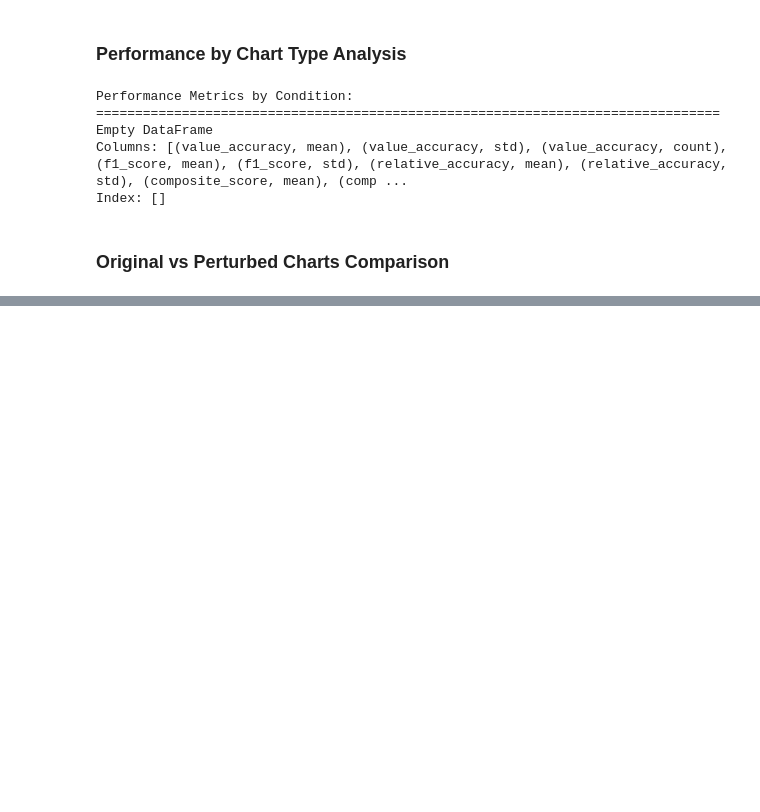
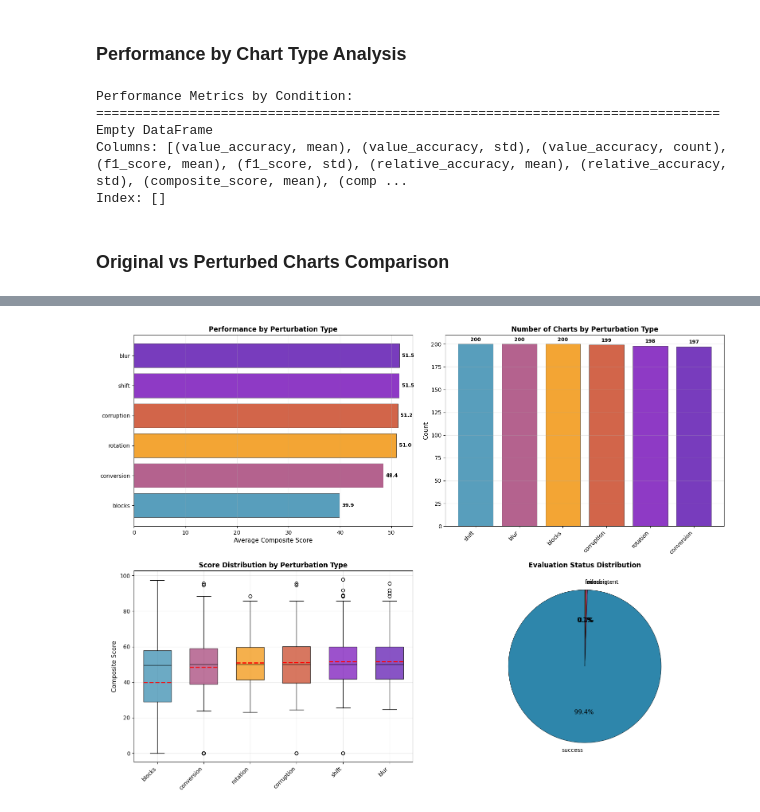
Before and after one commit to vishaalinimanikandan/gpt4o-chart-robustness-framework, a Jupyter notebook: Data_analysis.ipynb, the cells around one changed output, grey strips where cells are left out. Cells and saved outputs as stored; diff of their text form; code cells hidden in the pictures; blank space fills up the shorter version.

```diff
--- a/Data_analysis.ipynb
+++ b/Data_analysis.ipynb
@@ -483,0 +282,94 @@ Total lines: 1401
+# %%
+# Perturbation Type Analysis
+print("PERTURBATION TYPE ANALYSIS")
+print("=" * 50)
+
+# Get perturbed data only
+perturbed_df = success_df[success_df['is_orig_bool'] == False].copy()
+print(f"Total perturbed charts: {len(perturbed_df)}")
+
+# Check perturbation types
+print(f"\nPerturbation types: {list(perturbed_df['perturbation_type'].unique())}")
+print(f"Perturbation type counts:")
+print(dict(perturbed_df['perturbation_type'].value_counts()))
+
+# Create comprehensive perturbation analysis
+fig, axes = plt.subplots(2, 2, figsize=(16, 12))
+colors_extended = ['#2E86AB', '#A23B72', '#F18F01', '#C73E1D', '#7209B7', '#560BAD', '#480CA8']
+
+# 1. Performance by perturbation type
+perf_by_type = perturbed_df.groupby('perturbation_type')['composite_score'].mean().sort_values(ascending=True)
+bars = axes[0,0].barh(range(len(perf_by_type)), perf_by_type.values,
+                     color=colors_extended[:len(perf_by_type)], alpha=0.8,
+                     edgecolor='black', linewidth=0.5)
+axes[0,0].set_yticks(range(len(perf_by_type)))
+axes[0,0].set_yticklabels(perf_by_type.index, fontsize=10)
+axes[0,0].set_xlabel('Average Composite Score', fontsize=11)
+axes[0,0].set_title('Performance by Perturbation Type', fontsize=12, fontweight='bold')
+axes[0,0].grid(True, alpha=0.3, axis='x')
+
+# Add value labels
+for i, v in enumerate(perf_by_type.values):
+    axes[0,0].text(v + 0.5, i, f'{v:.1f}', va='center', fontsize=9, fontweight='bold')
+
+# 2. Count by perturbation type
+type_counts = perturbed_df['perturbation_type'].value_counts()
+bars = axes[0,1].bar(range(len(type_counts)), type_counts.values,
+                    color=colors_extended[:len(type_counts)], alpha=0.8,
+                    edgecolor='black', linewidth=0.5)
+axes[0,1].set_xticks(range(len(type_counts)))
+axes[0,1].set_xticklabels(type_counts.index, rotation=45, ha='right', fontsize=10)
+axes[0,1].set_ylabel('Count', fontsize=11)
+axes[0,1].set_title('Number of Charts by Perturbation Type', fontsize=12, fontweight='bold')
+axes[0,1].grid(True, alpha=0.3, axis='y')
+
+# Add value labels
+for i, v in enumerate(type_counts.values):
+    axes[0,1].text(i, v + max(type_counts.values)*0.01, str(v),
+                  ha='center', va='bottom', fontsize=9, fontweight='bold')
+
+# 3. Box plot of performance by perturbation type
+pert_types = list(perf_by_type.index)
+plot_data = [perturbed_df[perturbed_df['perturbation_type'] == pt]['composite_score'].values
+             for pt in pert_types]
+
+bp = axes[1,0].boxplot(plot_data, labels=pert_types, patch_artist=True,
+                      widths=0.6, showmeans=True, meanline=True)
+
+# Color the boxes
+for i, patch in enumerate(bp['boxes']):
+    patch.set_facecolor(colors_extended[i])
+    patch.set_alpha(0.7)
+    patch.set_edgecolor('black')
+
+# Style elements
+for element in ['whiskers', 'fliers', 'medians', 'caps']:
+    plt.setp(bp[element], color='black')
+plt.setp(bp['means'], color='red', linewidth=2)
+
+axes[1,0].set_xticklabels(pert_types, rotation=45, ha='right', fontsize=10)
+axes[1,0].set_ylabel('Composite Score', fontsize=11)
+axes[1,0].set_title('Score Distribution by Perturbation Type', fontsize=12, fontweight='bold')
+axes[1,0].grid(True, alpha=0.3)
+
+# 4. Overall status distribution
+status_counts = df['status'].value_counts()
+wedges, texts, autotexts = axes[1,1].pie(status_counts.values, labels=status_counts.index,
+                                        autopct='%1.1f%%', startangle=90,
+                                        colors=colors_extended[:len(status_counts)],
+                                        wedgeprops=dict(edgecolor='black', linewidth=0.5))
+axes[1,1].set_title('Evaluation Status Distribution', fontsize=12, fontweight='bold')
+
+plt.tight_layout()
+plt.show()
+
+# Print detailed statistics
+print(f"\nDETAILED PERTURBATION STATISTICS:")
+print("=" * 60)
+for pert_type in perf_by_type.index:
+    subset = perturbed_df[perturbed_df['perturbation_type'] == pert_type]
+    print(f"\n{pert_type.upper()}: ({len(subset)} charts)")
+    for metric in metrics:
+        vals = subset[metric]
+        print(f"  {metric}: mean={vals.mean():.3f}, std={vals.std():.3f}")
+# %% [output]
@@ -483,0 +383 @@ Total lines: 1401
+[figure, added]
```
Also changed, not shown: parts of 30 cells of this notebook.
